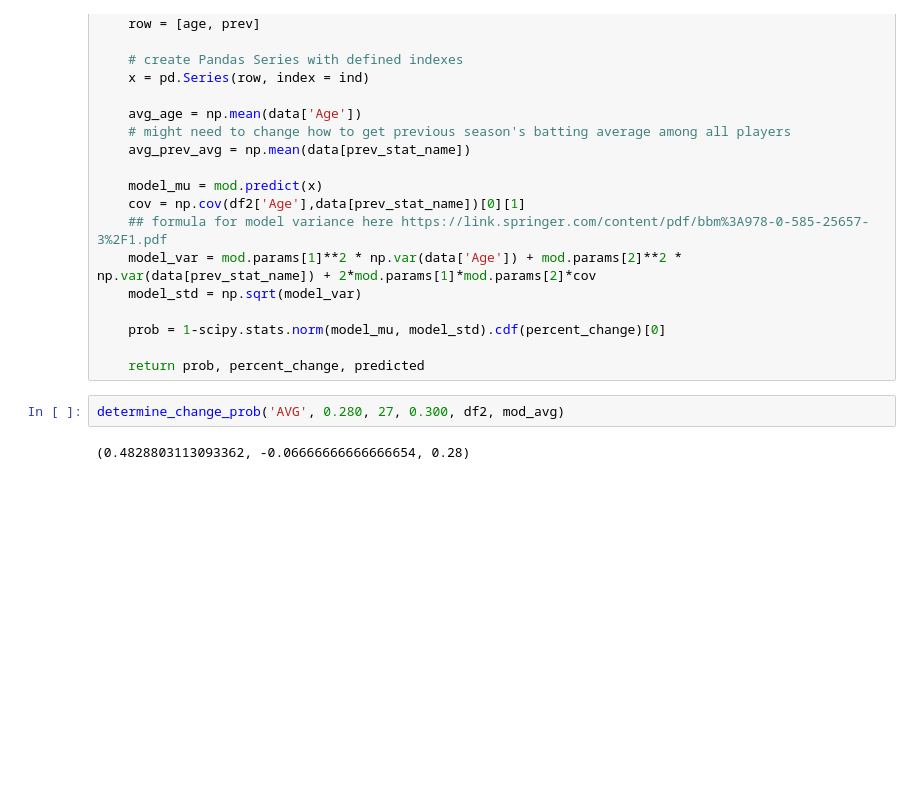
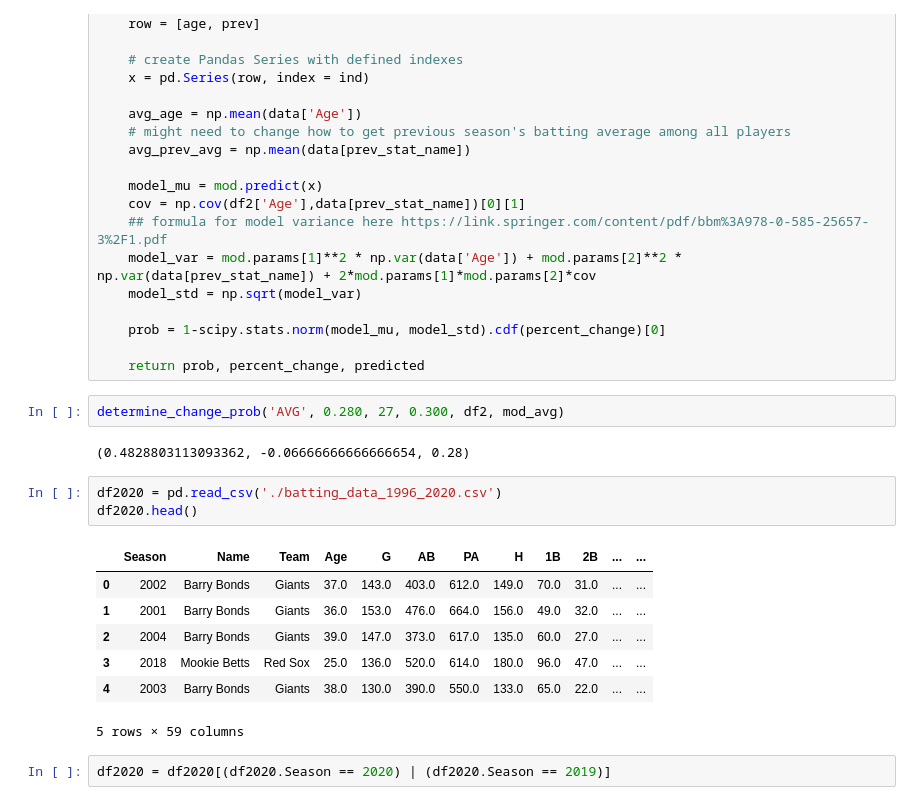
Before and after one commit to rileybuch/Fantasy-Baseball-Web-App, a Jupyter notebook: probability_predicted_batters.ipynb, the cells around one changed output. Drawn from its saved outputs; the diff is of its cells as text; blank space fills up the shorter version.

```diff
--- a/probability_predicted_batters.ipynb
+++ b/probability_predicted_batters.ipynb
@@ -358,3 +358,16 @@ def determine_change_prob(stat, predicted, age, prev, data, mod):
 determine_change_prob('AVG', 0.280, 27, 0.300, df2, mod_avg)
 # %% [output]
 (0.4828803113093362, -0.06666666666666654, 0.28)
+# %%
+df2020 = pd.read_csv('./batting_data_1996_2020.csv')
+df2020.head()
+# %% [output]
+|  | Season | Name | Team | Age | G | AB | PA | H | 1B | 2B | ... | ... |
+| 0 | 2002 | Barry Bonds | Giants | 37.0 | 143.0 | 403.0 | 612.0 | 149.0 | 70.0 | 31.0 | ... | ... |
+| 1 | 2001 | Barry Bonds | Giants | 36.0 | 153.0 | 476.0 | 664.0 | 156.0 | 49.0 | 32.0 | ... | ... |
+| 2 | 2004 | Barry Bonds | Giants | 39.0 | 147.0 | 373.0 | 617.0 | 135.0 | 60.0 | 27.0 | ... | ... |
+| 3 | 2018 | Mookie Betts | Red Sox | 25.0 | 136.0 | 520.0 | 614.0 | 180.0 | 96.0 | 47.0 | ... | ... |
+| 4 | 2003 | Barry Bonds | Giants | 38.0 | 130.0 | 390.0 | 550.0 | 133.0 | 65.0 | 22.0 | ... | ... |
+5 rows × 59 columns
+# %%
+df2020 = df2020[(df2020.Season == 2020) | (df2020.Season == 2019)]
```
Also changed, not shown: parts of 11 cells of this notebook.
